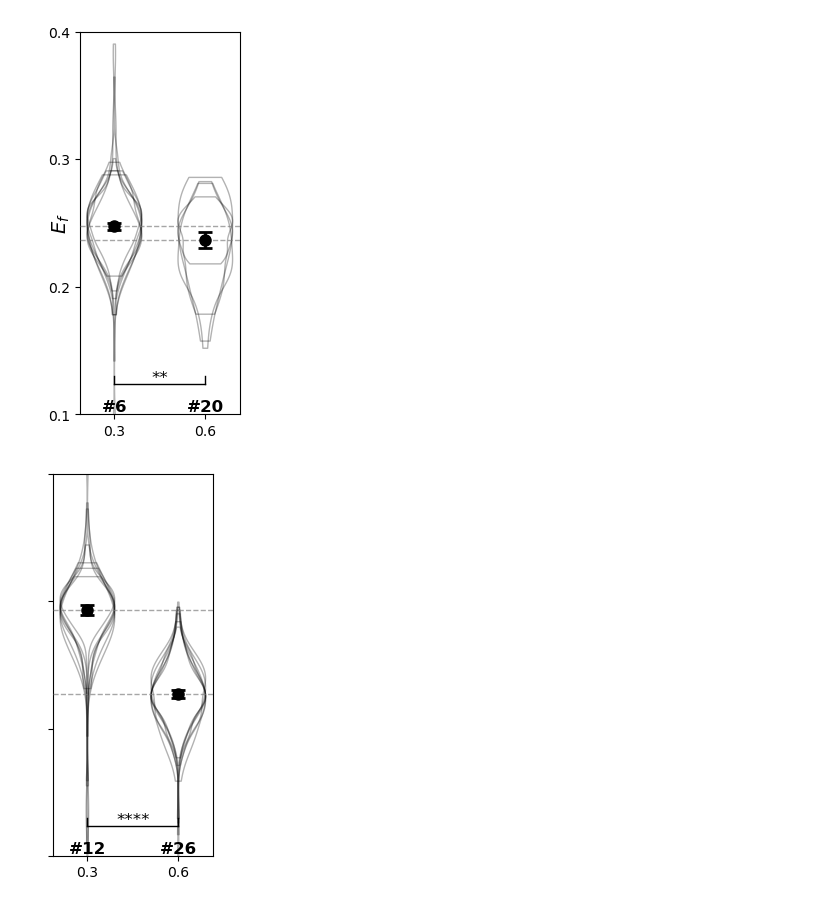
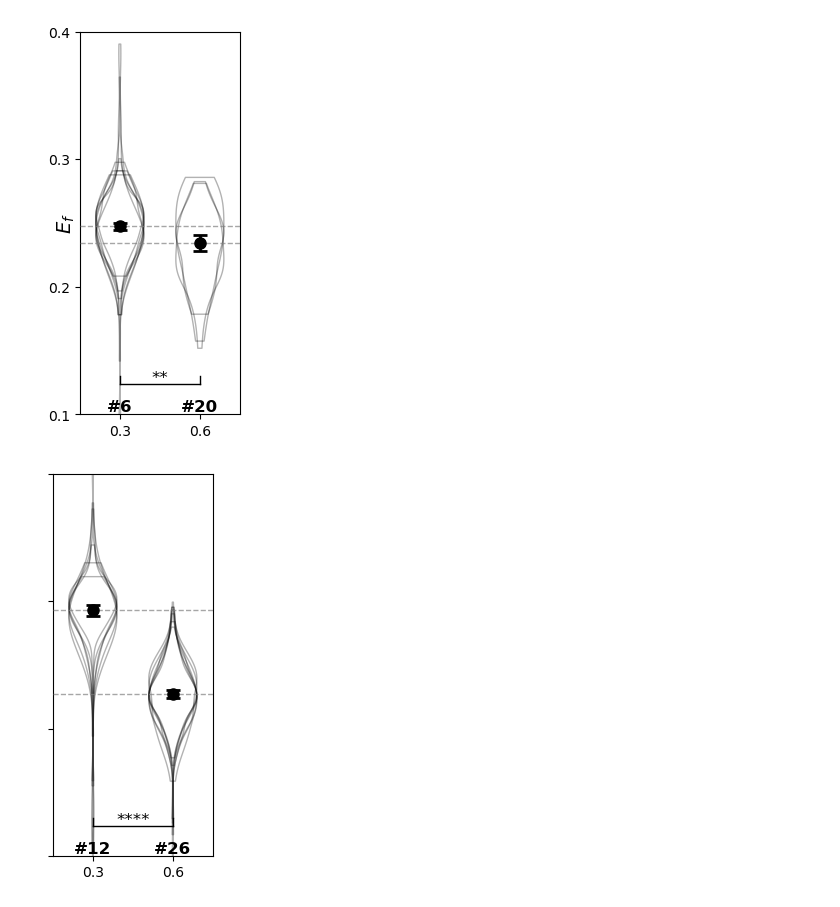
Before and after one commit to sukeniklab/GOOSE_2026, a Jupyter notebook: FRET_data_TB/ViolinPlots.ipynb, the cells around one changed output. Drawn from its saved outputs; the diff is of its cells as text; code cells hidden in the pictures.

Commit message:
Updated organization and improved and added some graphs

```diff
--- a/FRET_data_TB/ViolinPlots.ipynb
+++ b/FRET_data_TB/ViolinPlots.ipynb
@@ -10,7 +10,7 @@ plt.rcParams['svg.fonttype'] = 'none'
 df = pd.read_csv('cells_concat_filtered.csv')
 # %%
 def plot_violin_by_construct(df, constructs, column='Ef_cell', colors=None, figsize=(12, 6), top = .5, bot = 0.1,
-                              title=None, ylabel=None, show_pvalues=True, xlabels=None, labels=True):
+                              title=None, ylabel=None, show_pvalues=True, xlabels=None, labels=True, n=30, hline=True):
     """
     Plot violin plots for specified constructs, with each violin showing the distribution
     of data points from individual wells, overlaid for each construct.
@@ -41,6 +41,10 @@ def plot_violin_by_construct(df, constructs, column='Ef_cell', colors=None, figs
         Labels for x-axis tick marks (in order of constructs). If None, x-ticks are removed
     labels : bool, default=True
         Whether to show y-axis labels (tick marks and ylabel)
+    n : int, default=30
+        Minimum number of data points required per well to include it in the plot
+    hline : bool, default=True
+        Whether to show grey dashed horizontal line at mean of medians
 
     Returns:
     --------
@@ -88,7 +92,7 @@ def plot_violin_by_construct(df, constructs, column='Ef_cell', colors=None, figs
         for well in wells:
             well_data = construct_data[construct_data['well'] == well][column].values
 
-            if len(well_data) > 10:  # Need at least 2 points for violin
+            if len(well_data) >= n:  # Filter by minimum n
                 well_medians.append(np.median(well_data))
 
                 parts = ax.violinplot([well_data], positions=[i],
@@ -108,9 +112,10 @@ def plot_violin_by_construct(df, constructs, column='Ef_cell', colors=None, figs
             mean_of_medians = np.mean(well_medians)
             std_of_medians = np.std(well_medians, ddof=1) if len(well_medians) > 1 else 0
 
-            # Add grey dashed horizontal line at mean of medians
-            ax.axhline(y=mean_of_medians,
-                      color='grey', linestyle='--', linewidth=1, zorder=5, alpha = .7)
+            # Add grey dashed horizontal line at mean of medians (only if hline=True)
+            if hline:
+                ax.axhline(y=mean_of_medians,
+                          color='grey', linestyle='--', linewidth=1, zorder=5, alpha = .7)
 
             # Plot mean of medians as a point with error bar
             ax.errorbar(i, mean_of_medians, yerr=std_of_medians,
@@ -189,11 +194,15 @@ def plot_violin_by_construct(df, constructs, column='Ef_cell', colors=None, figs
     else:
         ax.set_xticks([])
 
+    # Set x-axis limits to add consistent padding around first and last violins
+    ax.set_xlim(-0.5, len(constructs) - 0.5)
+
     # Handle y-axis labels based on labels parameter
     if labels:
-        # Move y-axis label to align with tick labels
+        # Set y-axis label aligned with tick labels
         ax.set_ylabel(ylabel if ylabel else column, fontsize=14)
-        ax.yaxis.set_label_coords(-0.05, 0.5)
+        # Position label to align with tick labels (not outside them)
+        ax.yaxis.set_label_coords(-0.02, 0.5)
     else:
         # Remove y-axis tick labels and label, but keep tick marks visible
         ax.set_yticklabels([])
@@ -205,12 +214,12 @@ def plot_violin_by_construct(df, constructs, column='Ef_cell', colors=None, figs
 # %%
 fig, ax = plot_violin_by_construct(df, constructs=[6, 20],
                                      column='Ef_cell',
                                      xlabels=['0.3', '0.6'],
                                      figsize=(2, 4.5), top = .4, bot = 0.1,
-                                     ylabel=r'$E_{f}$')
+                                     ylabel=r'$E_{f}$', n = 25)
 plt.savefig('Figure_graphs/Fig2/6-20.svg')
 # %% [output]
-[figure, old version]
+[figure, new version]
 # %%
 fig, ax = plot_violin_by_construct(df, constructs=[12, 26],
                                      column='Ef_cell',
@@ -220,7 +229,7 @@ fig, ax = plot_violin_by_construct(df, constructs=[12, 26],
                                      labels = False)
 plt.savefig('Figure_graphs/Fig2/12-26.svg')
 # %% [output]
-[figure, old version]
+[figure, new version]
 # %%
 fig, ax = plot_violin_by_construct(df, constructs=[10, 24],
                                      column='Ef_cell',
```
Also changed, not shown: parts of 34 cells of this notebook, 48 other files.
